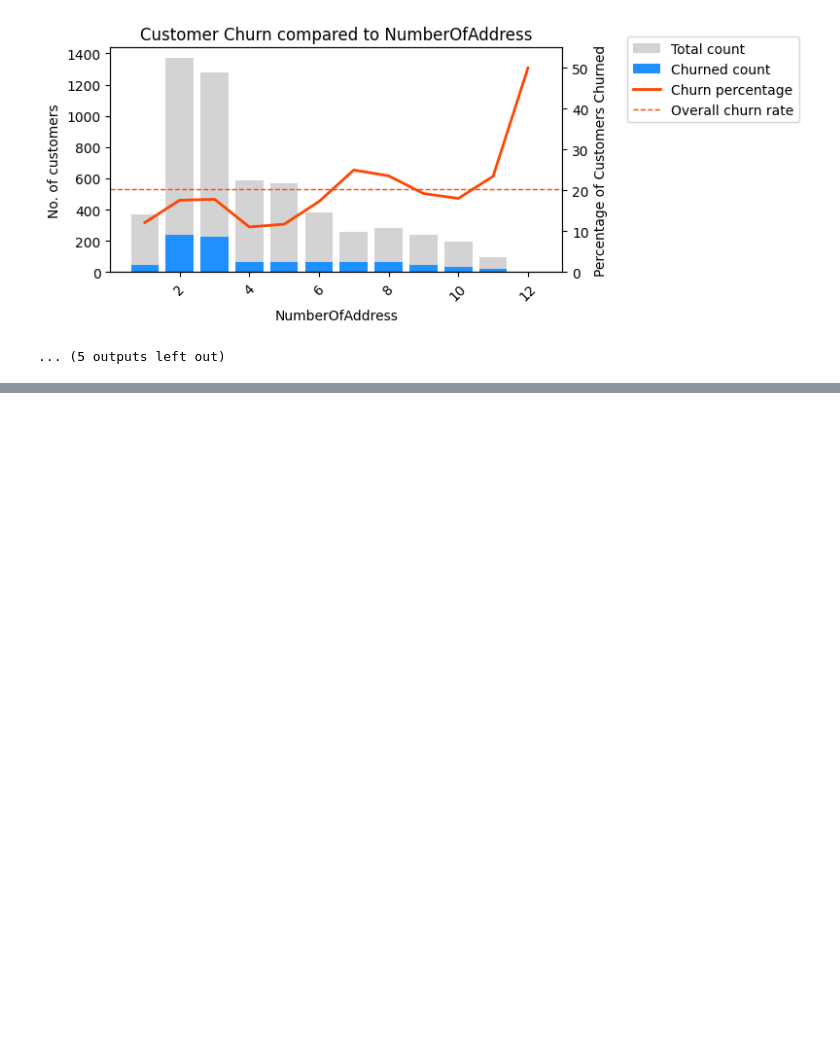
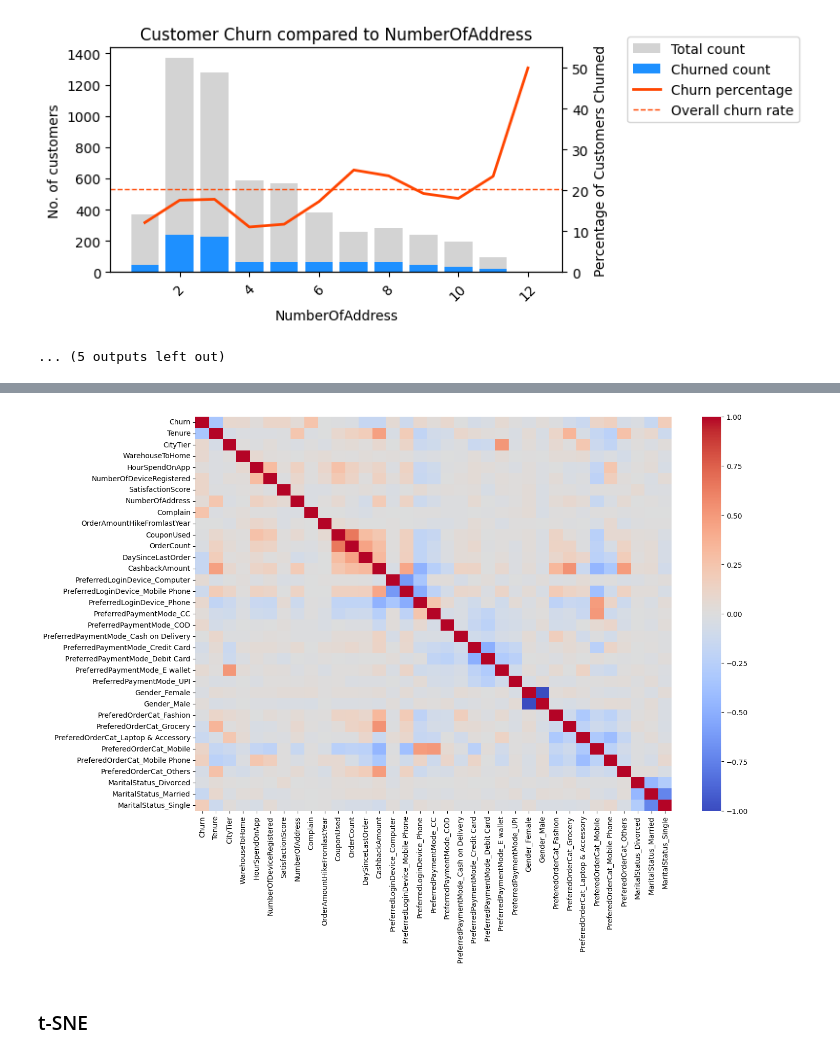
Before and after one commit to straylight77/data-sci-learning, a Jupyter notebook: dat203/final.ipynb, the cells around one changed output, grey strips where cells are left out. Cells and saved outputs as stored; diff of their text form; code cells hidden in the pictures; blank space fills up the shorter version.

```diff
--- a/dat203/final.ipynb
+++ b/dat203/final.ipynb
@@ -299,0 +349,4 @@ plt.show()
+# %%
+#df_enc = pd.get_dummies(df_enc, drop_first=True)
+df_enc = pd.get_dummies(df)
+df_enc.info()
@@ -299,0 +386,9 @@ plt.show()
+# %%
+cor = df_enc.corr(numeric_only=True)
+plt.figure(figsize=(15,10))
+sns.heatmap(cor, cmap="coolwarm", vmin=-1, vmax=1)
+plt.show()
+# %% [output]
+[figure, added]
+# %% [markdown]
+### t-SNE
```
Also changed, not shown: parts of 40 cells of this notebook.
